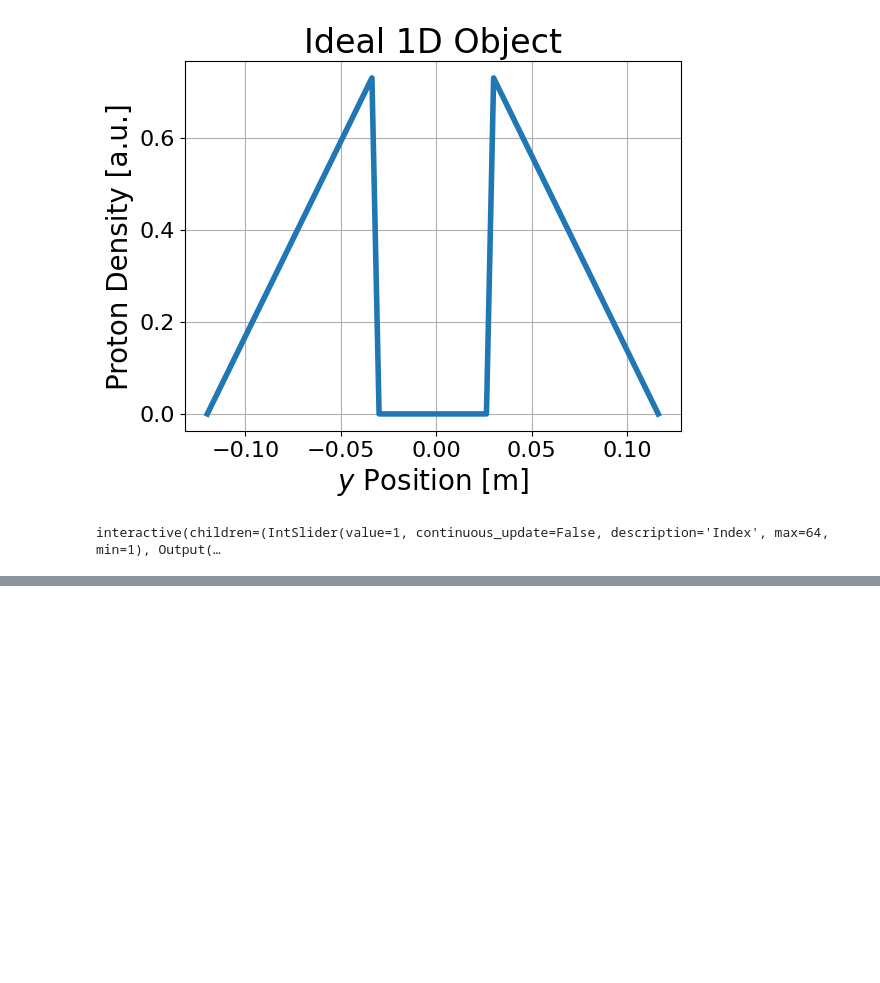
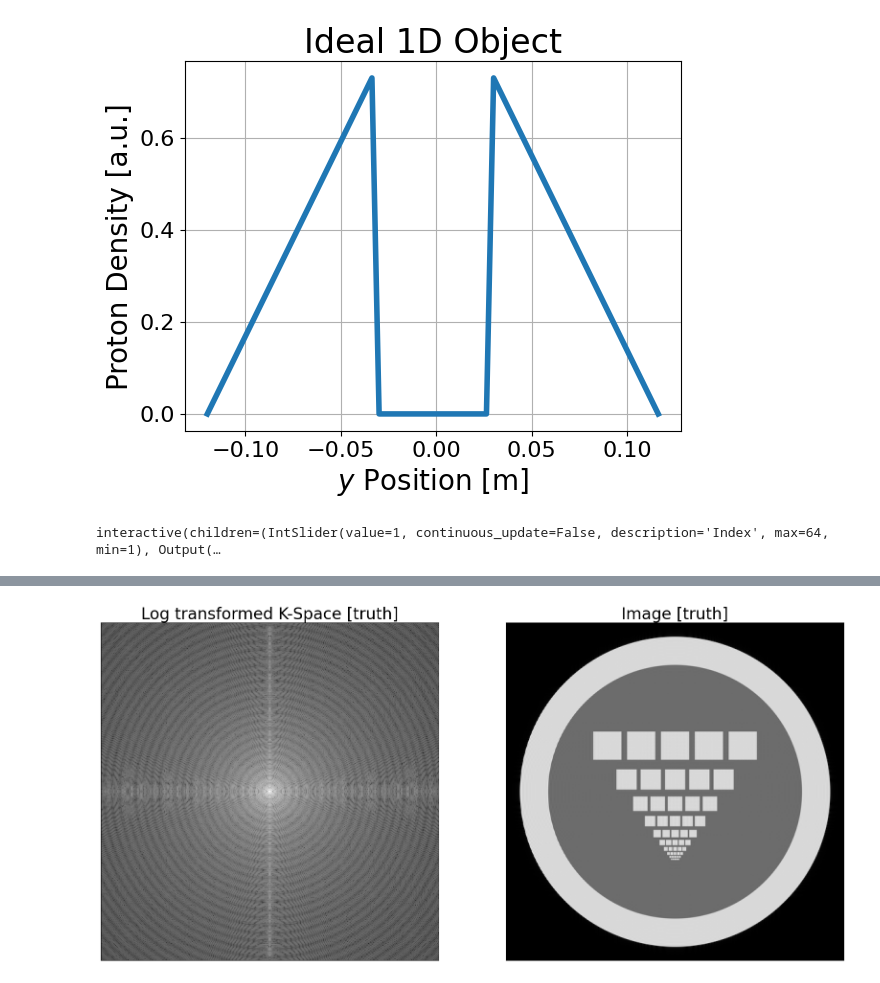
Before and after one commit to nmickevicius/mcwBiophysicsMriCourse, a Jupyter notebook: phaseAndFrequencyEncoding.ipynb, the cells around one changed output, grey strips where cells are left out. Saved outputs shown, nothing was run; the diff lists cells and outputs as text; code cells hidden in the pictures; blank space fills up the shorter version.

```diff
--- a/phaseAndFrequencyEncoding.ipynb
+++ b/phaseAndFrequencyEncoding.ipynb
@@ -316,0 +559,84 @@ interactive(children=(IntSlider(value=1, continuous_update=False, description='I
+# %%
+def k_shift(k, kx, ky,x_shift, y_shift):
+  '''
+    Shift a k-space signal by adding linear phase
+  '''
+  return k*np.exp(2j*math.pi*ky*y_shift)*np.exp(2j*math.pi*kx*x_shift)
+
+def k_square( kx, ky, x_shift, y_shift, w):
+  '''
+    Fourier transform of a square is sinc(kx)*sinc(ky)
+  '''
+  k =np.sinc(kx*w)*np.sinc(ky*w)*w*w
+  return( k_shift(k, kx,ky,x_shift, y_shift))
+
+def k_circle( kx, ky, x_shift, y_shift, w):
+  '''
+    Fourier transform of a circle is bessel function
+  '''
+  kr = w*np.sqrt(kx**2 + ky**2)
+  k = scipy.special.jv(1., kr * 2.0 * math.pi ) / (1e-6 + kr) * w**2
+  return( k_shift(k, kx,ky,x_shift, y_shift))
+
+def bullseye_phantom( kx, ky, kt=None):
+  '''
+    Function to create a bullseye phantom
+
+    Input:
+      kx:   k-space coordinates in kx [1/m]
+      ky:   k-space coordinates in ky [1/m]
+      kt:   time of each sample [s]
+    Output:
+      k_total:  complex k-space at kx,ky,t
+  '''
+  # Central water
+  k_water = np.zeros_like( kx, dtype=np.complex64)
+  k_water += k_circle(kx, ky, 0.0, 0.0, 90e-3)
+
+  # Some small squares
+  widths = np.geomspace(1e-3,20e-3,10)
+  shifts = 1.2*(np.cumsum(widths) - 0.6*np.sum(widths))
+  for position_y, w in zip(shifts, widths):
+    stride = 1.2*w
+    for position_x in [-2,-1,0,1,2]:
+      k_water += k_square(kx, ky, stride*position_x, position_y, w)
+
+  # Outer fat
+  k_fat =  k_circle(kx, ky, 0.0, 0.0, 110e-3) - k_circle(kx, ky, 0.0, 0.0, 90e-3)
+
+  if kt is not None:
+    k_fat *= np.exp(2j*math.pi*440*kt)
+
+  k_total = k_water + 2*k_fat
+
+  return k_total
+
+
+# Defined size for phantom
+FOV = 0.240 # m
+dK = 1/FOV # m^-1
+N = 512
+kmax = N/2*dK
+
+# Evaluate k-space
+[kx, ky] = np.meshgrid( np.linspace(-kmax,kmax,N, dtype=np.float32),  np.linspace(-kmax,kmax,N, dtype=np.float32))
+k = bullseye_phantom(kx,ky)
+
+# Reconstruct with FFT
+image = np.fft.fftshift(np.fft.ifft2(k))
+
+# Plot
+plt.figure(figsize=(20,20))
+plt.subplot(121)
+plt.imshow(np.log(np.abs(k)), cmap='gray')
+plt.xticks([], [])
+plt.yticks([], [])
+plt.title('Log transformed K-Space [truth]')
+plt.subplot(122)
+plt.imshow(np.abs(image), cmap='gray')
+plt.title('Image [truth]')
+plt.xticks([], [])
+plt.yticks([], [])
+plt.show()
+# %% [output]
+[figure, added]
```
Also changed, not shown: parts of 16 cells of this notebook.
